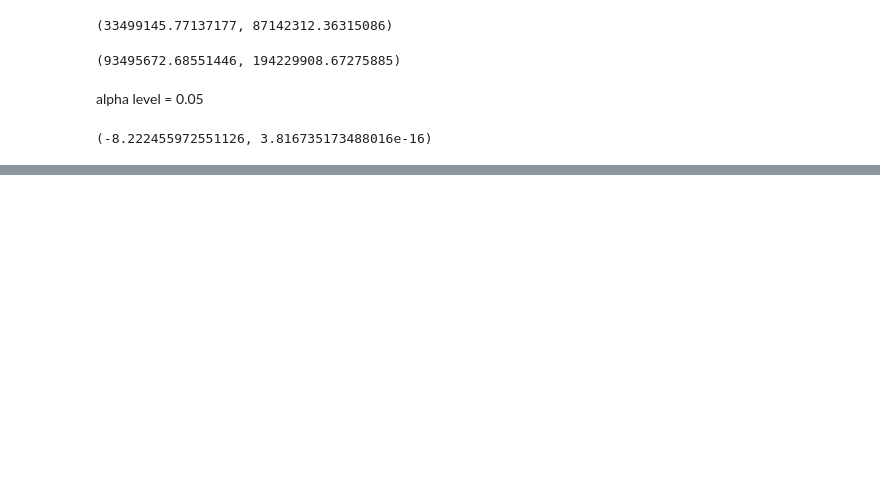
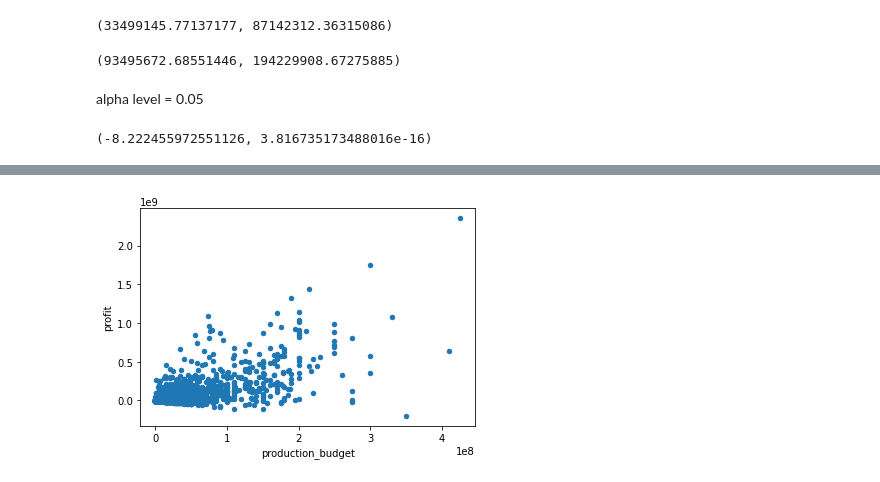
Before and after one commit to ramses02/Movies_Phase_2, a Jupyter notebook: ben_scratch_code.ipynb, the cells around one changed output, grey strips where cells are left out. Saved outputs shown, nothing was run; the diff lists cells and outputs as text; code cells hidden in the pictures; blank space fills up the shorter version.

```diff
--- a/ben_scratch_code.ipynb
+++ b/ben_scratch_code.ipynb
@@ -567,0 +714,4 @@ tstat, pvalue
+# %%
+all_runtime_budgets.plot.scatter(x='production_budget',y='profit');
+# %% [output]
+[figure, added]
```
Also changed, not shown: parts of 33 cells of this notebook.
